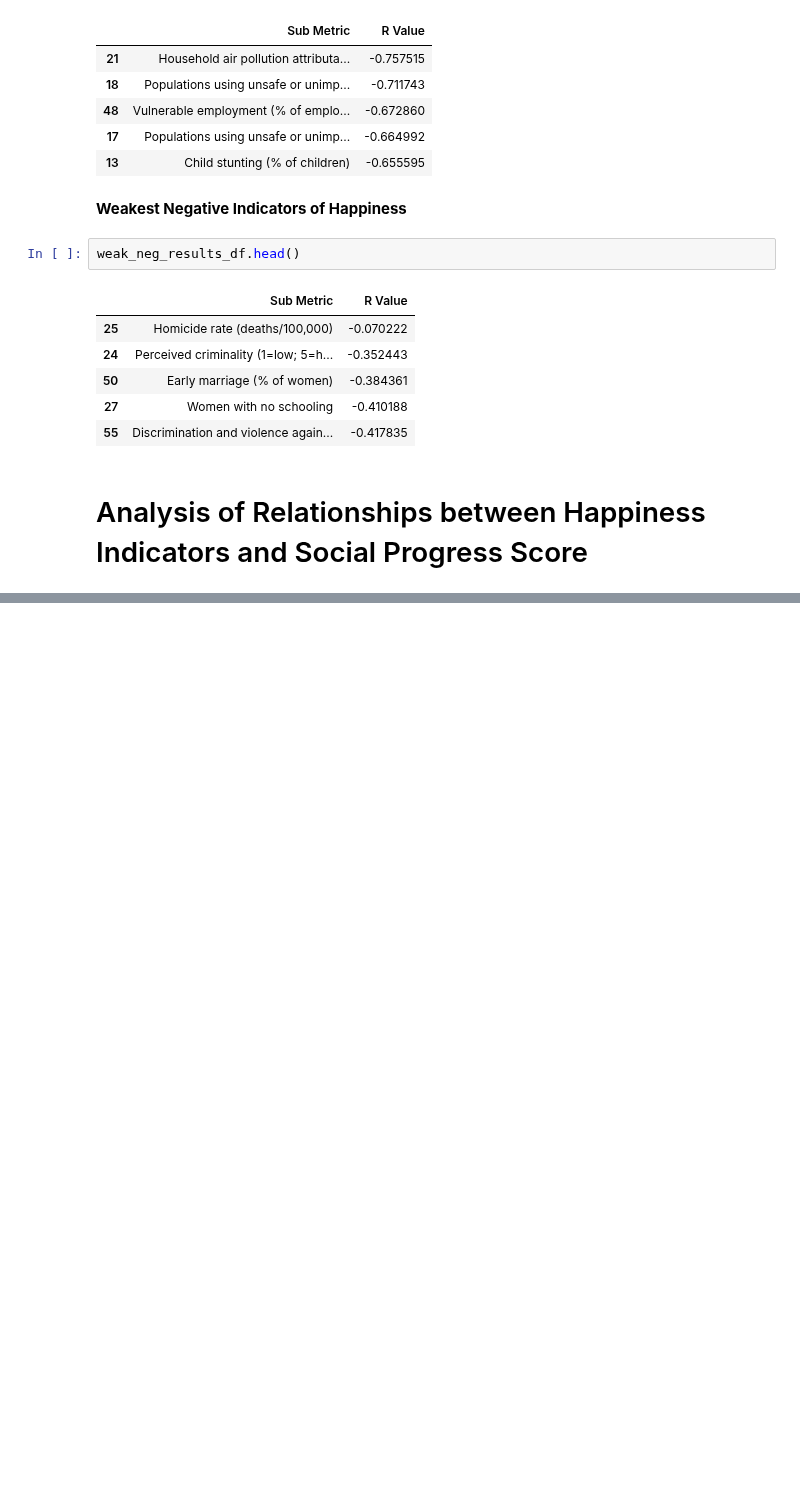
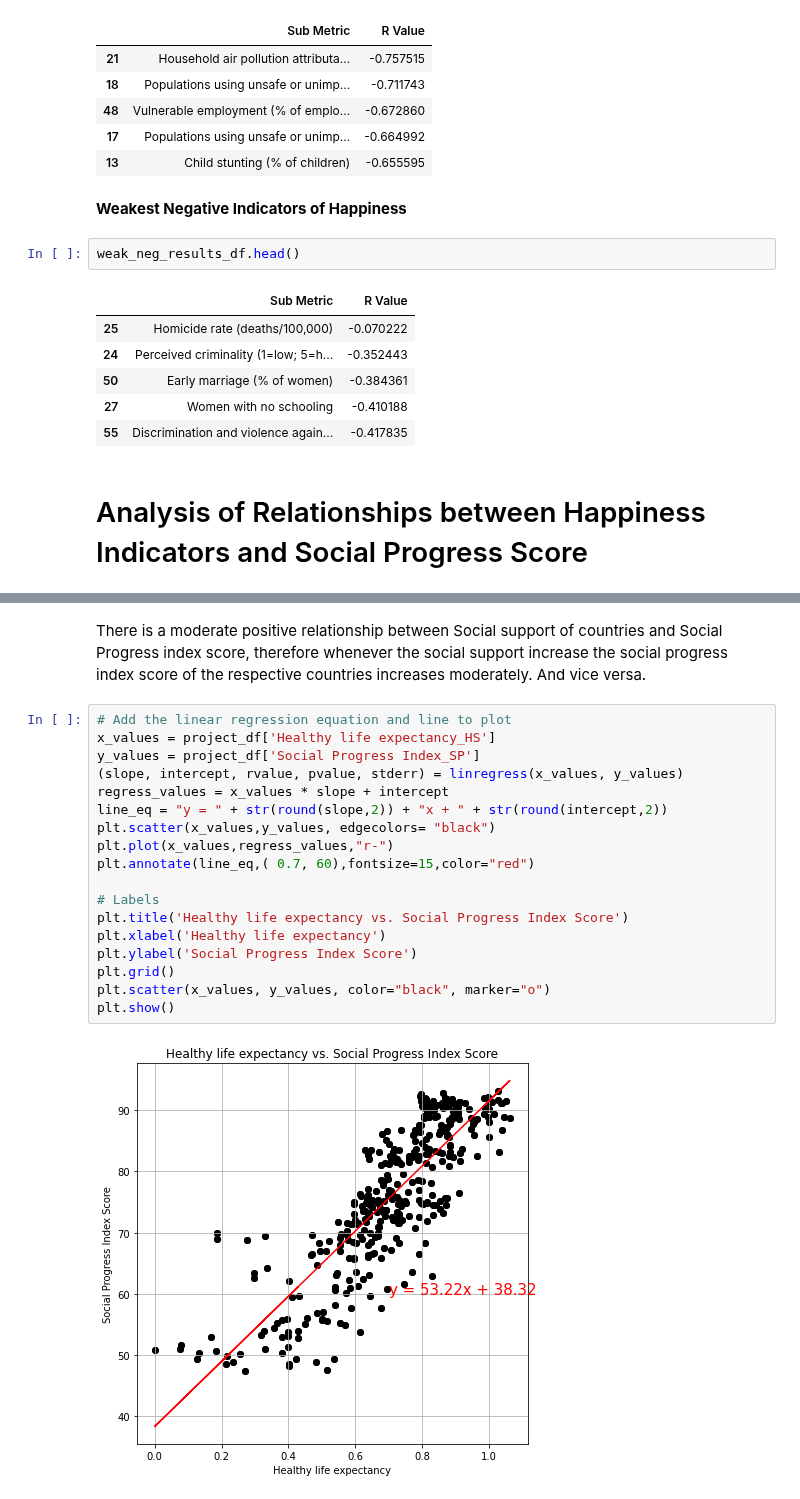
Before and after one commit to chrispope12391/Project-1-, a Jupyter notebook: Project 1_Team5.ipynb, the cells around one changed output, grey strips where cells are left out. Cells and saved outputs as stored; diff of their text form; blank space fills up the shorter version.

```diff
--- a/Project 1_Team5.ipynb
+++ b/Project 1_Team5.ipynb
@@ -587,0 +632,22 @@ The r value is: 0.911455180675344.  This is a strong positive relationship
+# %% [markdown]
+There is a moderate positive relationship between Social support of countries and Social Progress index score, therefore whenever the social support increase the social progress index score of the respective countries increases moderately. And vice versa.
+# %%
+# Add the linear regression equation and line to plot
+x_values = project_df['Healthy life expectancy_HS']
+y_values = project_df['Social Progress Index_SP']
+(slope, intercept, rvalue, pvalue, stderr) = linregress(x_values, y_values)
+regress_values = x_values * slope + intercept
+line_eq = "y = " + str(round(slope,2)) + "x + " + str(round(intercept,2))
+plt.scatter(x_values,y_values, edgecolors= "black")
+plt.plot(x_values,regress_values,"r-")
+plt.annotate(line_eq,( 0.7, 60),fontsize=15,color="red")
+
+# Labels
+plt.title('Healthy life expectancy vs. Social Progress Index Score')
+plt.xlabel('Healthy life expectancy')
+plt.ylabel('Social Progress Index Score')
+plt.grid()
+plt.scatter(x_values, y_values, color="black", marker="o")
+plt.show()
+# %% [output]
+[figure, added]
```
Also changed, not shown: parts of 20 cells of this notebook.
